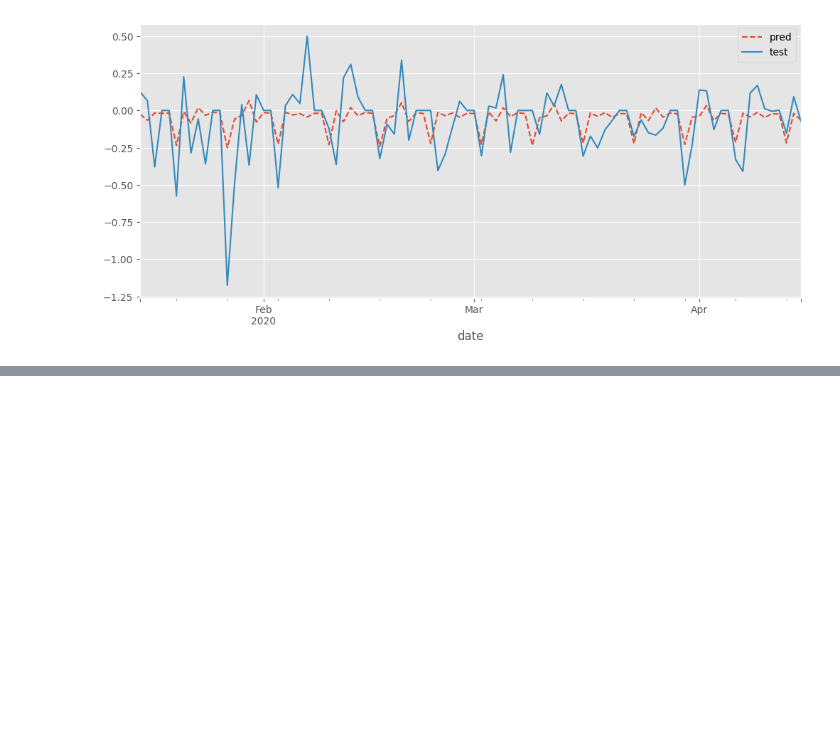
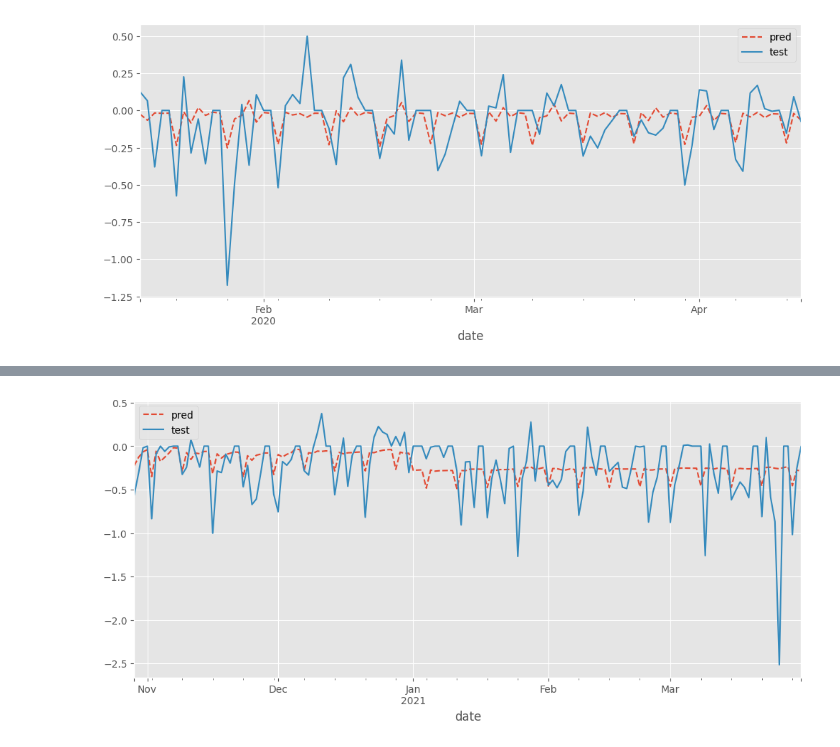
Before and after one commit to astatarinov/TS_project, a Jupyter notebook: notebooks/autoregression.ipynb, the cells around one changed output, grey strips where cells are left out. Saved outputs shown, nothing was run; the diff lists cells and outputs as text; code cells hidden in the pictures; blank space fills up the shorter version.

```diff
--- a/notebooks/autoregression.ipynb
+++ b/notebooks/autoregression.ipynb
@@ -197,0 +204,20 @@ errors =
+# %%
+# creating lag features
+
+target_columns = ['income', 'outcome', 'balance', 'income - outcome']
+X = df.drop(columns=target_columns)
+
+# cutting nulls after creating lags
+start = X[X.isnull().sum(axis=1) == 0].index.min()
+
+y, X, income, outcome = df['balance'][start:], X[start:], df['income'][start:], df['outcome'][start:]
+
+assert y.shape[0] == X.shape[0], 'alarm (shape)'
+assert y.index.min() == X.index.min(), 'alarm (dates)'
+# %%
+corrs = df[df.notnull().all(axis=1)].corr()
+
+balance_corr_features = list(corrs['balance'][
+                            (corrs['balance'].abs() > 0.15)
+                            & ~corrs.index.isin(target_columns)
+                            ].sort_values()[:7].index)
@@ -197,0 +234,18 @@ errors =
+# %%
+y_train, y_test = temporal_train_test_split(y, test_size=0.1)
+# %%
+balance_model_class_X = ARIMA(
+    endog=y,
+    exog = X[balance_corr_features],
+     order=(1, 0, 1), seasonal_order=(4, 0, 4, 7),
+    freq='D',
+)
+
+balance_model_X = balance_model_class_X.fit()
+# %%
+balance_model_X.predict(start=y_test.index.min(), dynamic= True).plot(label='pred', linestyle='--')
+y_test.plot(label='test');
+plt.legend();
+# df[['riders', 'forecast']].plot(figsize=(12, 8))
+# %% [output]
+[figure, added]
```
Also changed, not shown: parts of 53 cells of this notebook, 3 other files.
